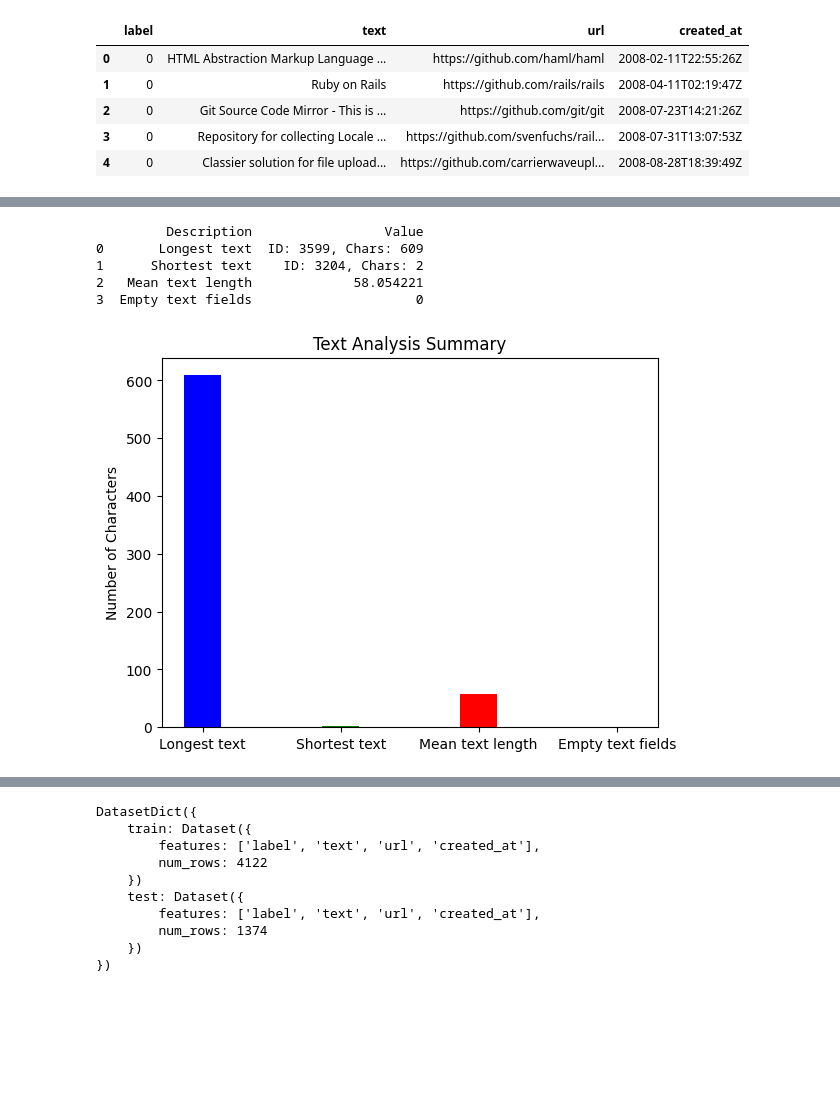
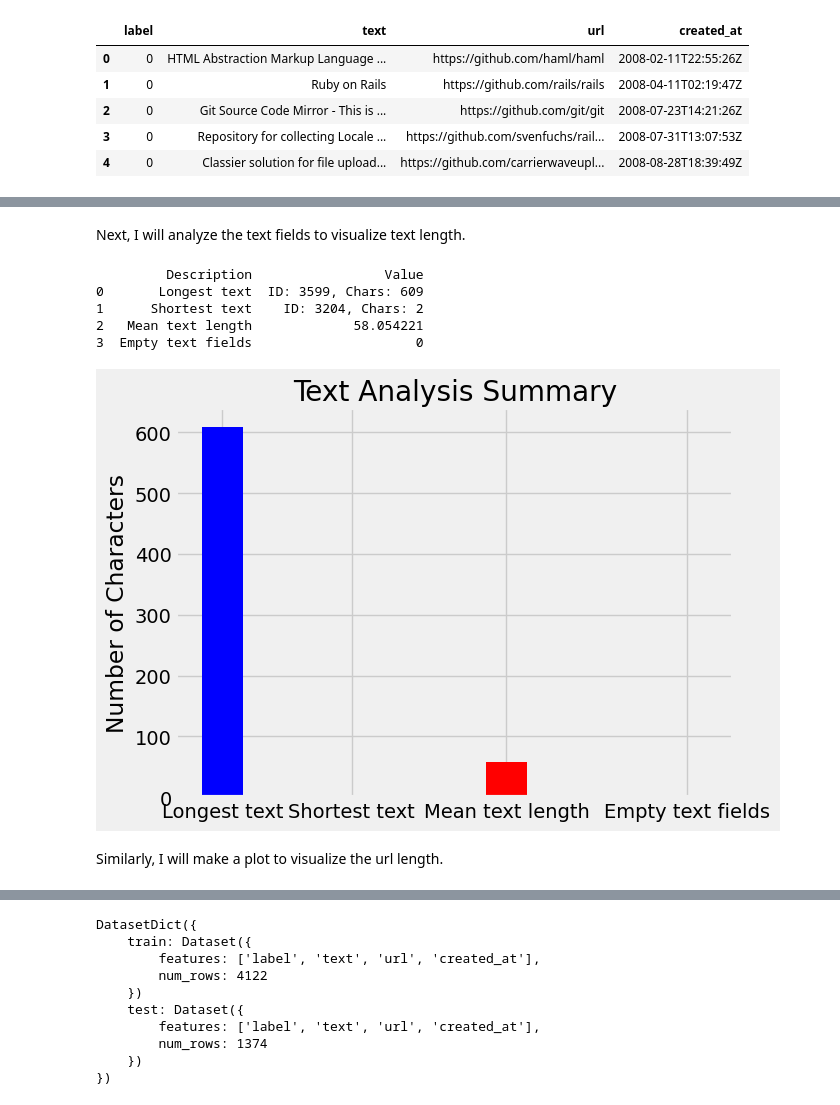
Before and after one commit to matthewshawnkehoe/Data-Science-Machine-Learning-Collaborative-Learning-Group, a Jupyter notebook: Natural_Language_Processing/Hugging_Face_NLP_Course/Transformer_Models/Projects/HF_Course_Part_1_Fine_Tuned_Pretrain_Model.ipynb, the cells around one changed output, grey strips where cells are left out. Cells and saved outputs as stored; diff of their text form; code cells hidden in the pictures; blank space fills up the shorter version.

```diff
--- a/Natural_Language_Processing/Hugging_Face_NLP_Course/Transformer_Models/Projects/HF_Course_Part_1_Fine_Tuned_Pretrain_Model.ipynb
+++ b/Natural_Language_Processing/Hugging_Face_NLP_Course/Transformer_Models/Projects/HF_Course_Part_1_Fine_Tuned_Pretrain_Model.ipynb
@@ -64 +80,8 @@ This part corresponds to the first part of [chapter 3](https://huggingface.co/co
+# %%
+from datasets import load_dataset
+import pprint
+import operator
+import pandas as pd
+import matplotlib.pyplot as plt
+plt.style.use('fivethirtyeight')
 # %% [markdown]
@@ -188,7 +201,6 @@ df["label"].median()
+# %% [markdown]
+Next, I will analyze the text fields to visualize text length.
 # %%
-import pandas as pd
-import matplotlib.pyplot as plt
-
 # Longest, shortest, and mean text lengths
 lengths = df["text"].str.len()
 longest_text_id, longest_text_num_char = lengths.idxmax(), lengths.max()
@@ -207,35 +219,37 @@ summary_df = pd.DataFrame({
               num_empty_texts]
 })
 
 # Display the summary table
 print(summary_df)
 
 # Create a bar chart for visualization
 fig, ax = plt.subplots()
 
 # Data for the bar chart
 labels = ['Longest text', 'Shortest text', 'Mean text length', 'Empty text fields']
 values = [longest_text_num_char, shortest_text_num_char, mean_text_chars, num_empty_texts]
 
 # Bar positions
-bar_positions = [0, 3, 6, 9]
+bar_positions = [0, 2.5, 5.5, 9]
 ax.bar(bar_positions, values, color=['blue', 'green', 'red', 'purple'])
 
 # Adding title and labels
 ax.set_title('Text Analysis Summary')
 ax.set_ylabel('Number of Characters')
 ax.set_xticks(bar_positions)
 ax.set_xticklabels(labels)
 
 # Show the plot
 plt.show()
 # %% [output]
          Description                 Value
 0       Longest text  ID: 3599, Chars: 609
 1      Shortest text    ID: 3204, Chars: 2
 2   Mean text length             58.054221
 3  Empty text fields                     0
-[figure, old version]
+[figure, new version]
+# %% [markdown]
+Similarly, I will make a plot to visualize the url length.
 # %%
 # Longest, shortest, and mean URL lengths
 url_lengths = df["url"].str.len()
```
Also changed, not shown: parts of 27 cells of this notebook.
